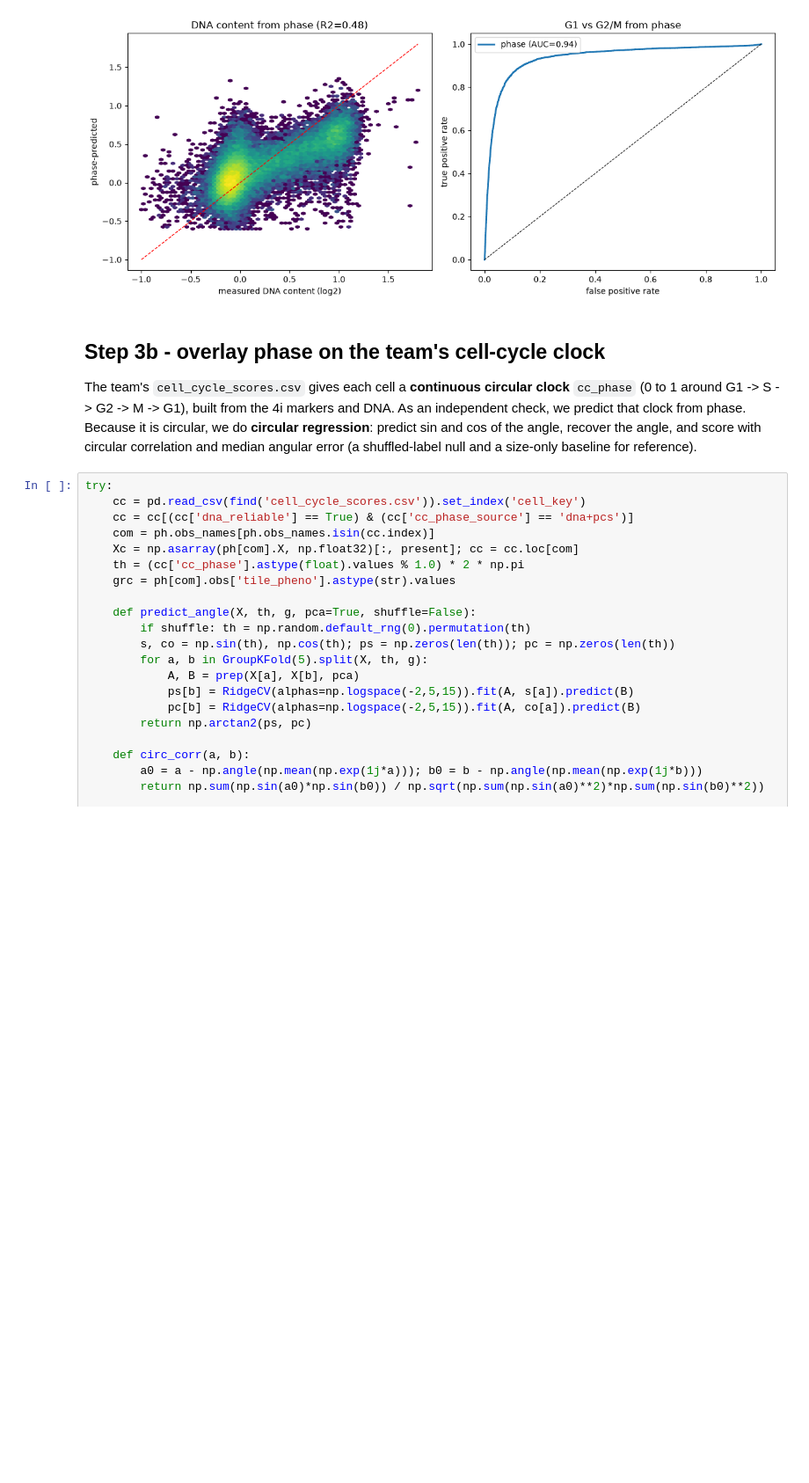
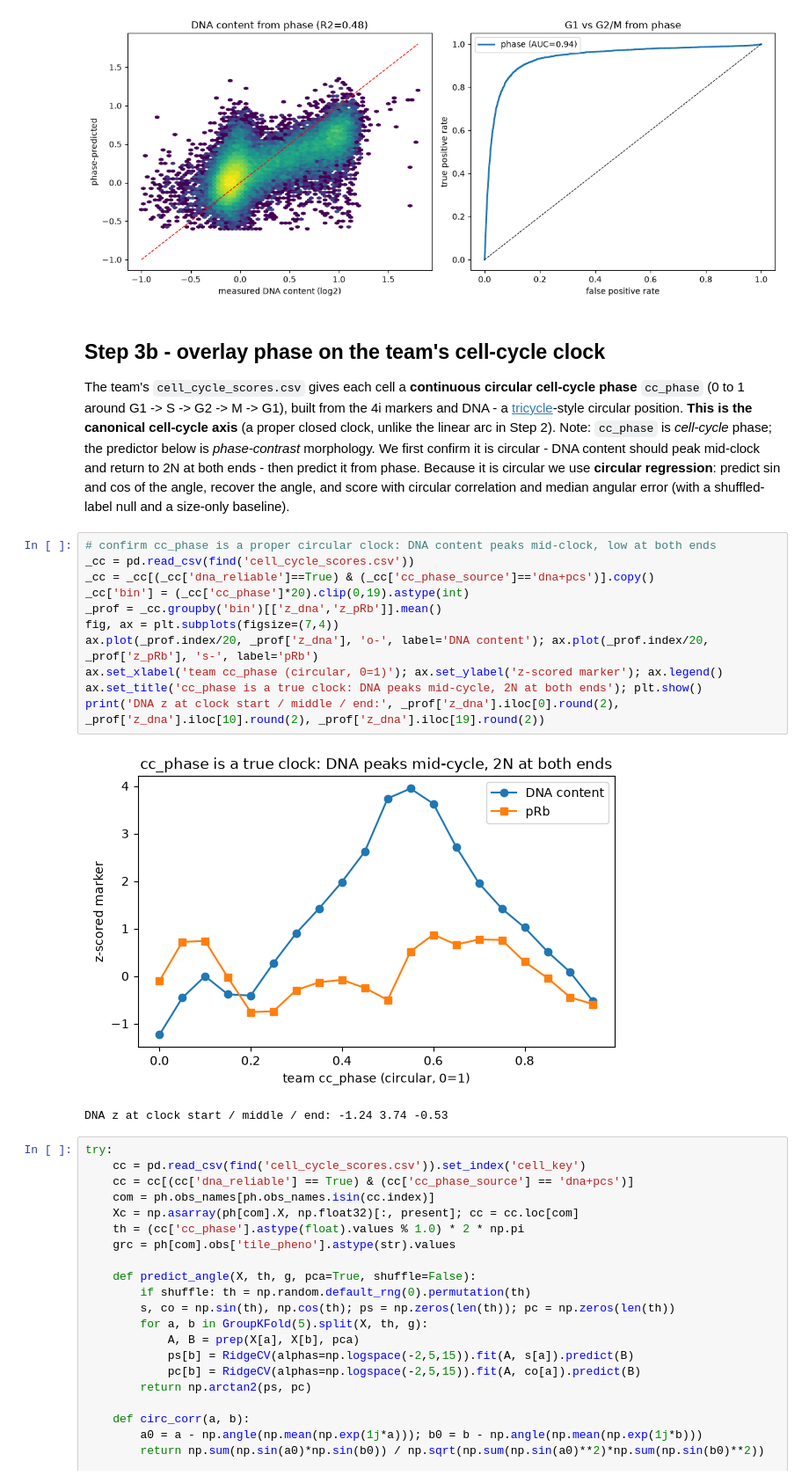
Before and after one commit to talha1369/cytodata-altair-crossmodal, a Jupyter notebook: phase_to_cell_cycle.ipynb, the cells around one changed output. Shown at 88% size. Cells and saved outputs as stored; diff of their text form; blank space fills up the shorter version.

Commit message:
Disambiguate cell-cycle phase vs phase-contrast imaging; mark Step-2 axis linear (not a clock); cite tricycle; team cc_phase is the canonical circular axis (DNA peaks mid-cycle)

```diff
--- a/phase_to_cell_cycle.ipynb
+++ b/phase_to_cell_cycle.ipynb
@@ -241,10 +257,27 @@ plt.tight_layout(); plt.show()
 # %% [markdown]
 ## Step 3b - overlay phase on the team's cell-cycle clock
 
-The team's `cell_cycle_scores.csv` gives each cell a **continuous circular clock** `cc_phase` (0 to 1 around
-G1 -> S -> G2 -> M -> G1), built from the 4i markers and DNA. As an independent check, we predict that clock from phase.
-Because it is circular, we do **circular regression**: predict sin and cos of the angle, recover the angle, and score
-with circular correlation and median angular error (a shuffled-label null and a size-only baseline for reference).
+The team's `cell_cycle_scores.csv` gives each cell a **continuous circular cell-cycle phase** `cc_phase` (0 to 1 around
+G1 -> S -> G2 -> M -> G1), built from the 4i markers and DNA - a [tricycle](https://bioc.r-universe.dev/tricycle)-style
+circular position. **This is the canonical cell-cycle axis** (a proper closed clock, unlike the linear arc in Step 2).
+Note: `cc_phase` is *cell-cycle* phase; the predictor below is *phase-contrast* morphology. We first confirm it is circular - DNA content should peak mid-clock and
+return to 2N at both ends - then predict it from phase. Because it is circular we use **circular regression**: predict
+sin and cos of the angle, recover the angle, and score with circular correlation and median angular error (with a
+shuffled-label null and a size-only baseline).
+# %%
+# confirm cc_phase is a proper circular clock: DNA content peaks mid-clock, low at both ends
+_cc = pd.read_csv(find('cell_cycle_scores.csv'))
+_cc = _cc[(_cc['dna_reliable']==True) & (_cc['cc_phase_source']=='dna+pcs')].copy()
+_cc['bin'] = (_cc['cc_phase']*20).clip(0,19).astype(int)
+_prof = _cc.groupby('bin')[['z_dna','z_pRb']].mean()
+fig, ax = plt.subplots(figsize=(7,4))
+ax.plot(_prof.index/20, _prof['z_dna'], 'o-', label='DNA content'); ax.plot(_prof.index/20, _prof['z_pRb'], 's-', label='pRb')
+ax.set_xlabel('team cc_phase (circular, 0=1)'); ax.set_ylabel('z-scored marker'); ax.legend()
+ax.set_title('cc_phase is a true clock: DNA peaks mid-cycle, 2N at both ends'); plt.show()
+print('DNA z at clock start / middle / end:', _prof['z_dna'].iloc[0].round(2), _prof['z_dna'].iloc[10].round(2), _prof['z_dna'].iloc[19].round(2))
+# %% [output]
+[figure, added]
+DNA z at clock start / middle / end: -1.24 3.74 -0.53
 # %%
 try:
     cc = pd.read_csv(find('cell_cycle_scores.csv')).set_index('cell_key')
```
Also changed, not shown: parts of 4 cells of this notebook.
